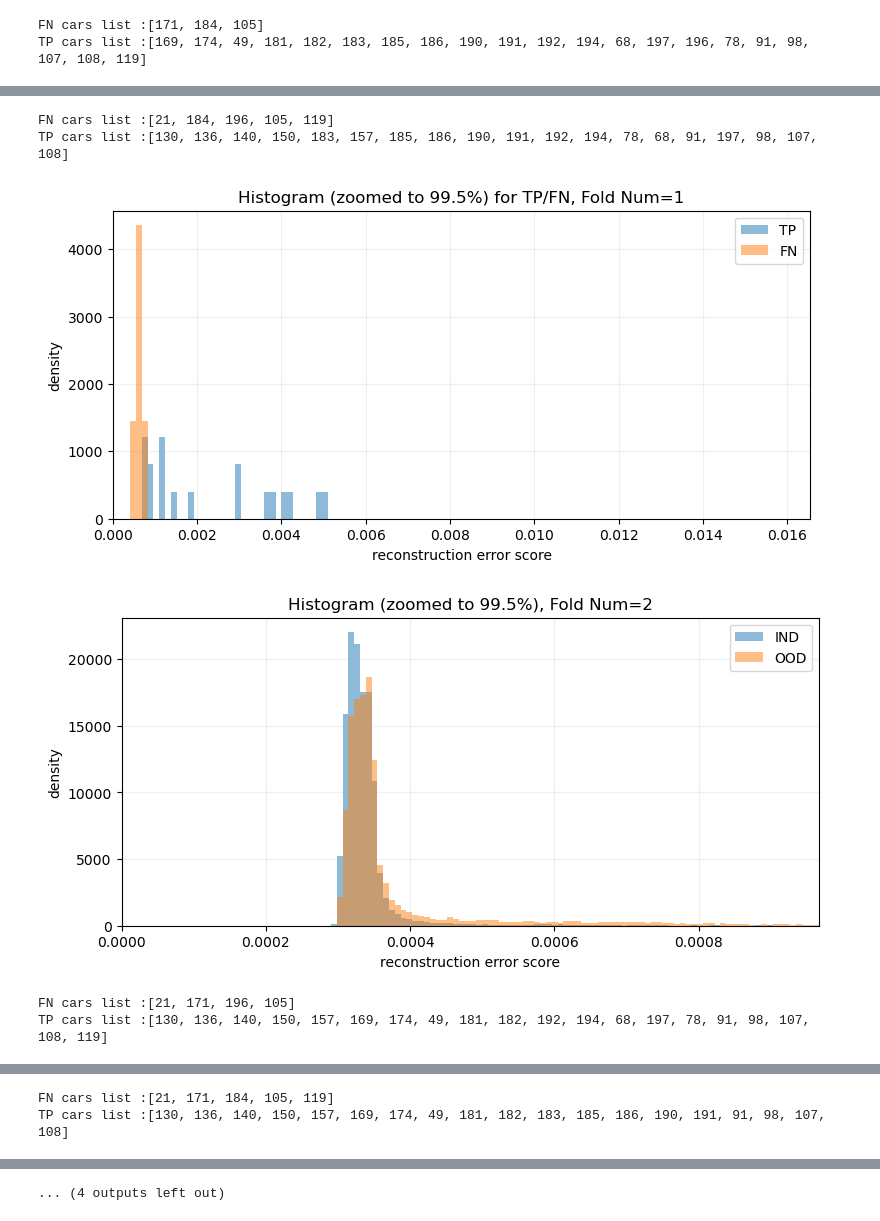
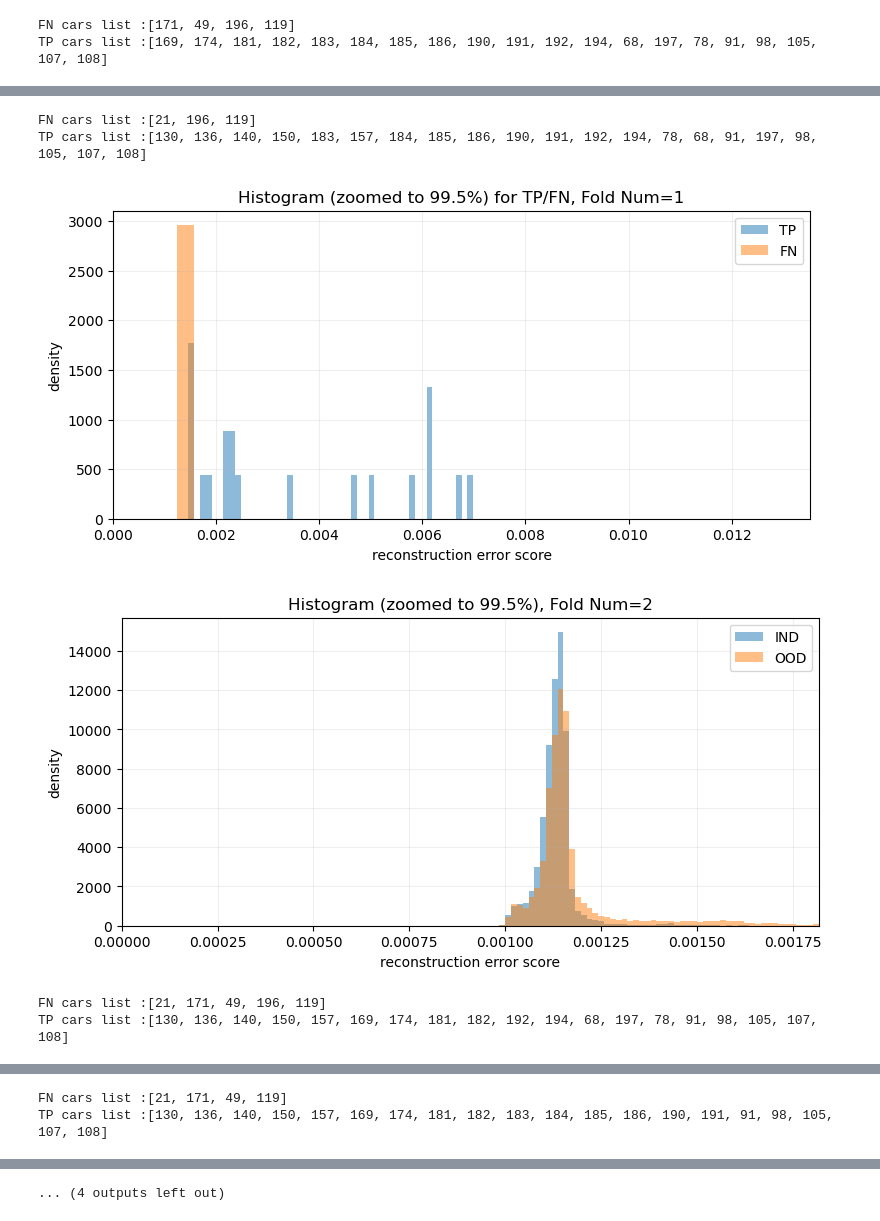
Before and after one commit to vlzhfeh01-boop/TranAD_scoring, a Jupyter notebook: Check_recerror/check_hist.ipynb, the cells around one changed output, grey strips where cells are left out. Saved outputs shown, nothing was run; the diff lists cells and outputs as text; code cells hidden in the pictures.

```diff
--- a/Check_recerror/check_hist.ipynb
+++ b/Check_recerror/check_hist.ipynb
@@ -5,8 +5,8 @@ from sklearn.metrics import roc_curve
 # %%
 train_label_obj = np.load(f"../AUROCscore/labels/brand1/train_labels.npy",allow_pickle=True).item()
 test_label_obj = np.load(f"../AUROCscore/labels/brand1/labels.npy",allow_pickle=True).item()
-train_scores = np.load(f"../AUROCscore/scores/brand1/tranad_epoch5_lr1e-3/train_scores.npy",allow_pickle=True).item()
-test_scores = np.load(f"../AUROCscore/scores/brand1/tranad_epoch5_lr1e-3/test_scores.npy",allow_pickle=True).item()
+train_scores = np.load(f"../AUROCscore/scores/brand1/tranad_epoch15_lr1e-3_best/train_scores.npy",allow_pickle=True).item()
+test_scores = np.load(f"../AUROCscore/scores/brand1/tranad_epoch15_lr1e-3_best/test_scores.npy",allow_pickle=True).item()
 # %%
 def flatten_scores(x):
     """x가 scalar/list/np.array 어떤 형태든 1D np.array로 변환"""
@@ -88,7 +88,7 @@ for i in range(5):
         allcar_scores[cid] = car_score(train_scores[cid])
     y_true = np.array([label_all[cid] for cid in test_car_list])
     y_score = np.array([allcar_scores[cid] for cid in test_car_list])
-
+    # 전체 차량중에 five fold로 뽑힌 차들의 roc_curve를 구한다.
     fpr,tpr,thr = roc_curve(y_true,y_score)
     thr_tpr80 = thr[np.argmax(tpr>=0.8)]
 
@@ -116,8 +116,8 @@ for i in range(5):
 
     plt.figure(figsize=(9,4))
     bins = 120
-    plt.hist(TP_scores, bins=bins, range=(0, xmax), density=True, alpha=0.5, label="TP")
-    plt.hist(FN_scores, bins=bins, range=(0, xmax), density=True, alpha=0.5, label="FN")
+    plt.hist((TP_scores), bins=bins, range=(0, xmax), density=True, alpha=0.5, label="TP")
+    plt.hist((FN_scores), bins=bins, range=(0, xmax), density=True, alpha=0.5, label="FN")
     plt.xlim(0, xmax)
     plt.title(f"Histogram (zoomed to 99.5%) for TP/FN, Fold Num={fold_num}")
     plt.xlabel("reconstruction error score")
@@ -132,2 +132,2 @@ print(Total_FN_cars)
-FN cars list :[171, 184, 105]
-TP cars list :[169, 174, 49, 181, 182, 183, 185, 186, 190, 191, 192, 194, 68, 197, 196, 78, 91, 98, 107, 108, 119]
+FN cars list :[171, 49, 196, 119]
+TP cars list :[169, 174, 181, 182, 183, 184, 185, 186, 190, 191, 192, 194, 68, 197, 78, 91, 98, 105, 107, 108]
@@ -136,6 +136,6 @@ TP cars list :[169, 174, 49, 181, 182, 183, 185, 186, 190, 191, 192, 194, 68, 19
-FN cars list :[21, 184, 196, 105, 119]
-TP cars list :[130, 136, 140, 150, 183, 157, 185, 186, 190, 191, 192, 194, 78, 68, 91, 197, 98, 107, 108]
+FN cars list :[21, 196, 119]
+TP cars list :[130, 136, 140, 150, 183, 157, 184, 185, 186, 190, 191, 192, 194, 78, 68, 91, 197, 98, 105, 107, 108]
-[figure, old version]
+[figure, new version]
-[figure, old version]
+[figure, new version]
-FN cars list :[21, 171, 196, 105]
-TP cars list :[130, 136, 140, 150, 157, 169, 174, 49, 181, 182, 192, 194, 68, 197, 78, 91, 98, 107, 108, 119]
+FN cars list :[21, 171, 49, 196, 119]
+TP cars list :[130, 136, 140, 150, 157, 169, 174, 181, 182, 192, 194, 68, 197, 78, 91, 98, 105, 107, 108]
@@ -144,2 +144,2 @@ TP cars list :[130, 136, 140, 150, 157, 169, 174, 49, 181, 182, 192, 194, 68, 19
-FN cars list :[21, 171, 184, 105, 119]
-TP cars list :[130, 136, 140, 150, 157, 169, 174, 49, 181, 182, 183, 185, 186, 190, 191, 91, 98, 107, 108]
+FN cars list :[21, 171, 49, 119]
+TP cars list :[130, 136, 140, 150, 157, 169, 174, 181, 182, 183, 184, 185, 186, 190, 191, 91, 98, 105, 107, 108]
```
Also changed, not shown: parts of 2 cells of this notebook, 10 other files.
